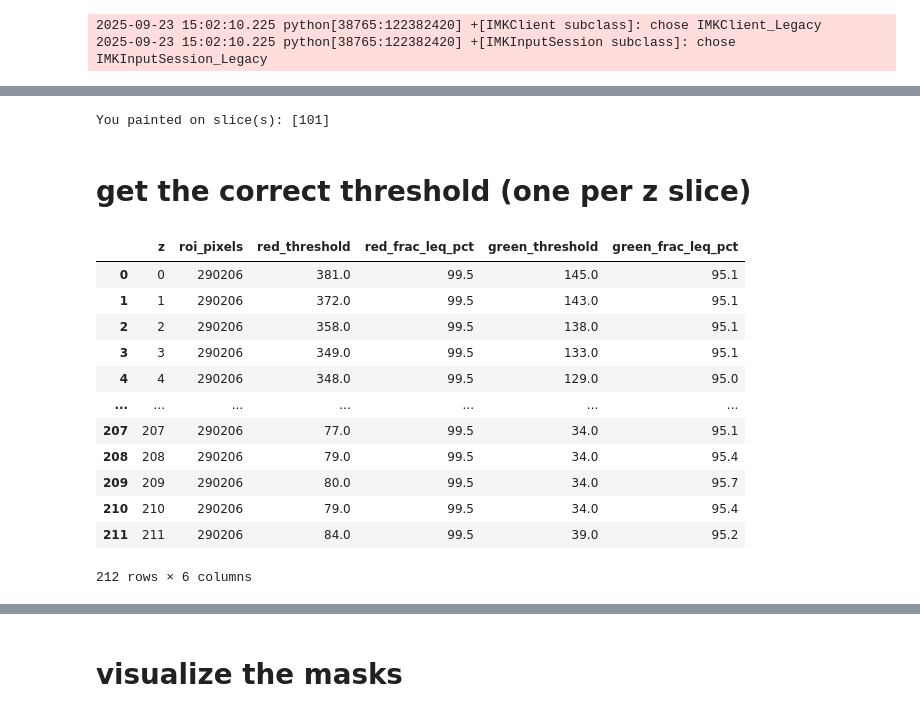
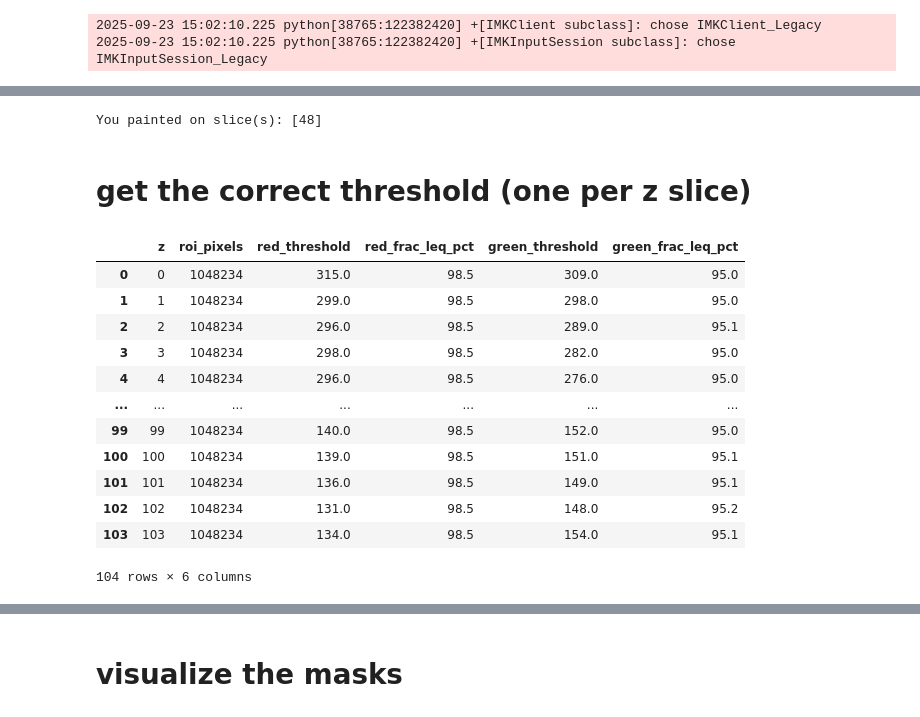
Before and after one commit to sansachenlelele/connectome_analysis_fisherlab, a Jupyter notebook: analysis_get-main-value-25summer.ipynb, the cells around one changed output, grey strips where cells are left out. Drawn from its saved outputs; the diff is of its cells as text; code cells hidden in the pictures.

```diff
--- a/analysis_get-main-value-25summer.ipynb
+++ b/analysis_get-main-value-25summer.ipynb
@@ -443,9 +443,9 @@ def get_z_ranges(fly, Z=None, clip=False):
             if bad:
                 raise ValueError(f"z_ranges for {fly} exceed Z={Z}: bad entries {bad[:5]}{'...' if len(bad)>5 else ''}")
     return rngs
+# %%
+current_fly = "fly3_left"   # <-- switch here
 # %%
-current_fly = "fly1"   # <-- switch here
-
 assets_image = load_fly(current_fly)
 red_channel = assets_image["red_channel"]
 green_channel = assets_image["green_channel"]
@@ -504,7 +504,7 @@ sums = label_mask.sum(axis=(1,2))
 painted_slices = np.where(sums > 0)[0]
 print("You painted on slice(s):", painted_slices)
 # %% [output]
-You painted on slice(s): [101]
+You painted on slice(s): [48]
 # %%
 # in case i need to reopen the original image and the mask to redraw/check the mack
 
@@ -529,7 +529,7 @@ def per_slice_percentiles_red_and_green_diff(
     red_channel,
     green_channel,
     label_mask_checking,
-    q=0.80,                 # float (old behavior) OR (q_red, q_green) as tuple/list
+    q,                 # float (old behavior) OR (q_red, q_green) as tuple/list
     roi_id=None,            # if None, auto-pick the largest positive label in the labels file
     exclude_zero=False,     # ignore zeros inside the ROI (both channels)
     round_pct=1             # round the reported percentages to this many decimals
@@ -647,23 +647,23 @@ def per_slice_percentiles_red_and_green_diff(
 # %%
 df_bg = per_slice_percentiles_red_and_green_diff(
     red_channel, green_channel, label_mask_checking,
-    q=(0.995, 0.95), roi_id=None, exclude_zero=False, round_pct=1
+    q=(0.985, 0.95), roi_id=None, exclude_zero=False, round_pct=1
 )
 df_bg
 # %% [output]
 |  | z | roi_pixels | red_threshold | red_frac_leq_pct | green_threshold | green_frac_leq_pct |
-| 0 | 0 | 290206 | 381.0 | 99.5 | 145.0 | 95.1 |
-| 1 | 1 | 290206 | 372.0 | 99.5 | 143.0 | 95.1 |
-| 2 | 2 | 290206 | 358.0 | 99.5 | 138.0 | 95.1 |
-| 3 | 3 | 290206 | 349.0 | 99.5 | 133.0 | 95.1 |
-| 4 | 4 | 290206 | 348.0 | 99.5 | 129.0 | 95.0 |
+| 0 | 0 | 1048234 | 315.0 | 98.5 | 309.0 | 95.0 |
+| 1 | 1 | 1048234 | 299.0 | 98.5 | 298.0 | 95.0 |
+| 2 | 2 | 1048234 | 296.0 | 98.5 | 289.0 | 95.1 |
+| 3 | 3 | 1048234 | 298.0 | 98.5 | 282.0 | 95.0 |
+| 4 | 4 | 1048234 | 296.0 | 98.5 | 276.0 | 95.0 |
 | ... | ... | ... | ... | ... | ... | ... |
-| 207 | 207 | 290206 | 77.0 | 99.5 | 34.0 | 95.1 |
-| 208 | 208 | 290206 | 79.0 | 99.5 | 34.0 | 95.4 |
-| 209 | 209 | 290206 | 80.0 | 99.5 | 34.0 | 95.7 |
-| 210 | 210 | 290206 | 79.0 | 99.5 | 34.0 | 95.4 |
-| 211 | 211 | 290206 | 84.0 | 99.5 | 39.0 | 95.2 |
+| 99 | 99 | 1048234 | 140.0 | 98.5 | 152.0 | 95.0 |
+| 100 | 100 | 1048234 | 139.0 | 98.5 | 151.0 | 95.1 |
+| 101 | 101 | 1048234 | 136.0 | 98.5 | 149.0 | 95.1 |
+| 102 | 102 | 1048234 | 131.0 | 98.5 | 148.0 | 95.2 |
+| 103 | 103 | 1048234 | 134.0 | 98.5 | 154.0 | 95.1 |
-212 rows × 6 columns
+104 rows × 6 columns
 # %%
 # just visualize all thresholds to double check
 
```
Also changed, not shown: parts of 4 cells of this notebook, 2 other files.
